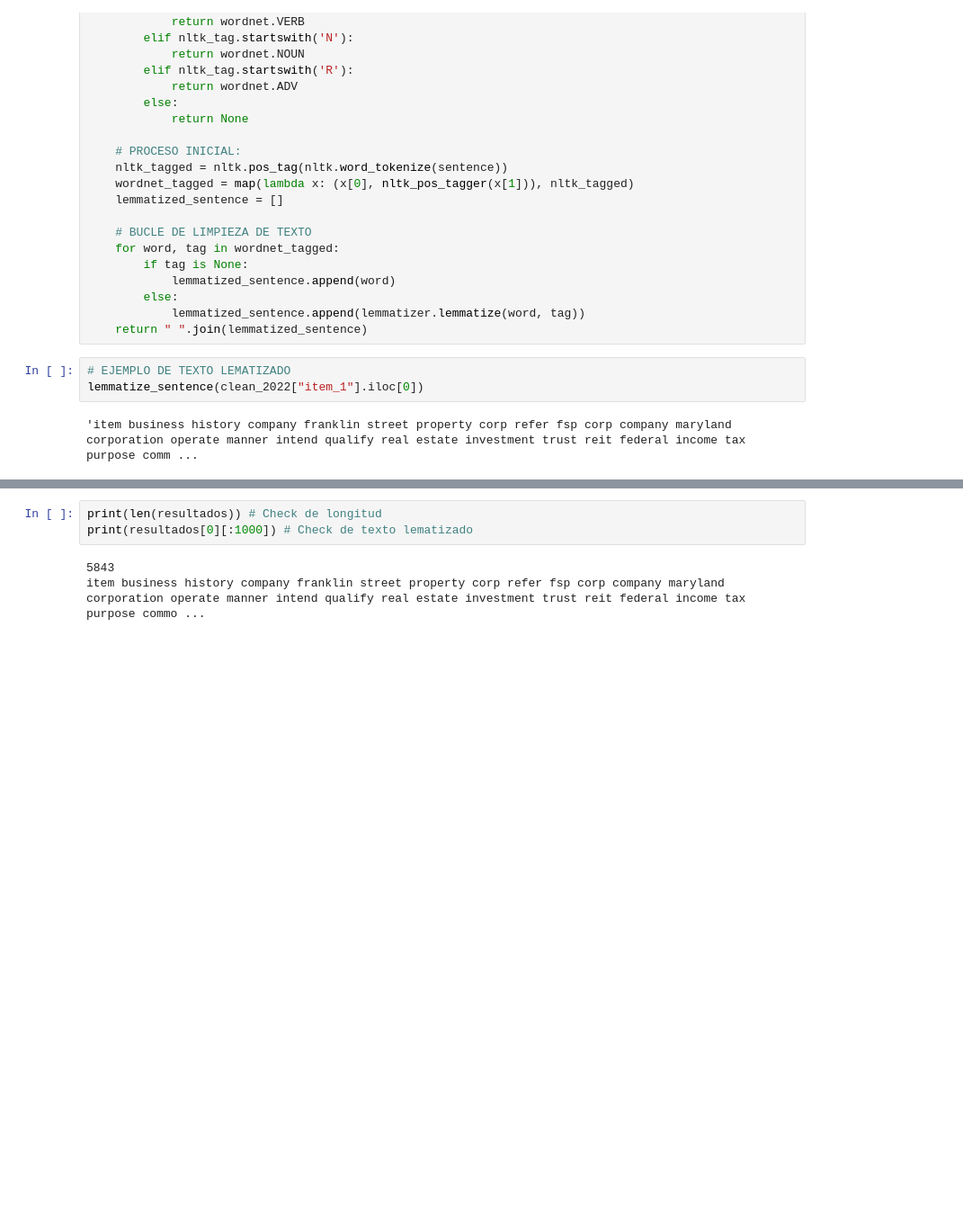
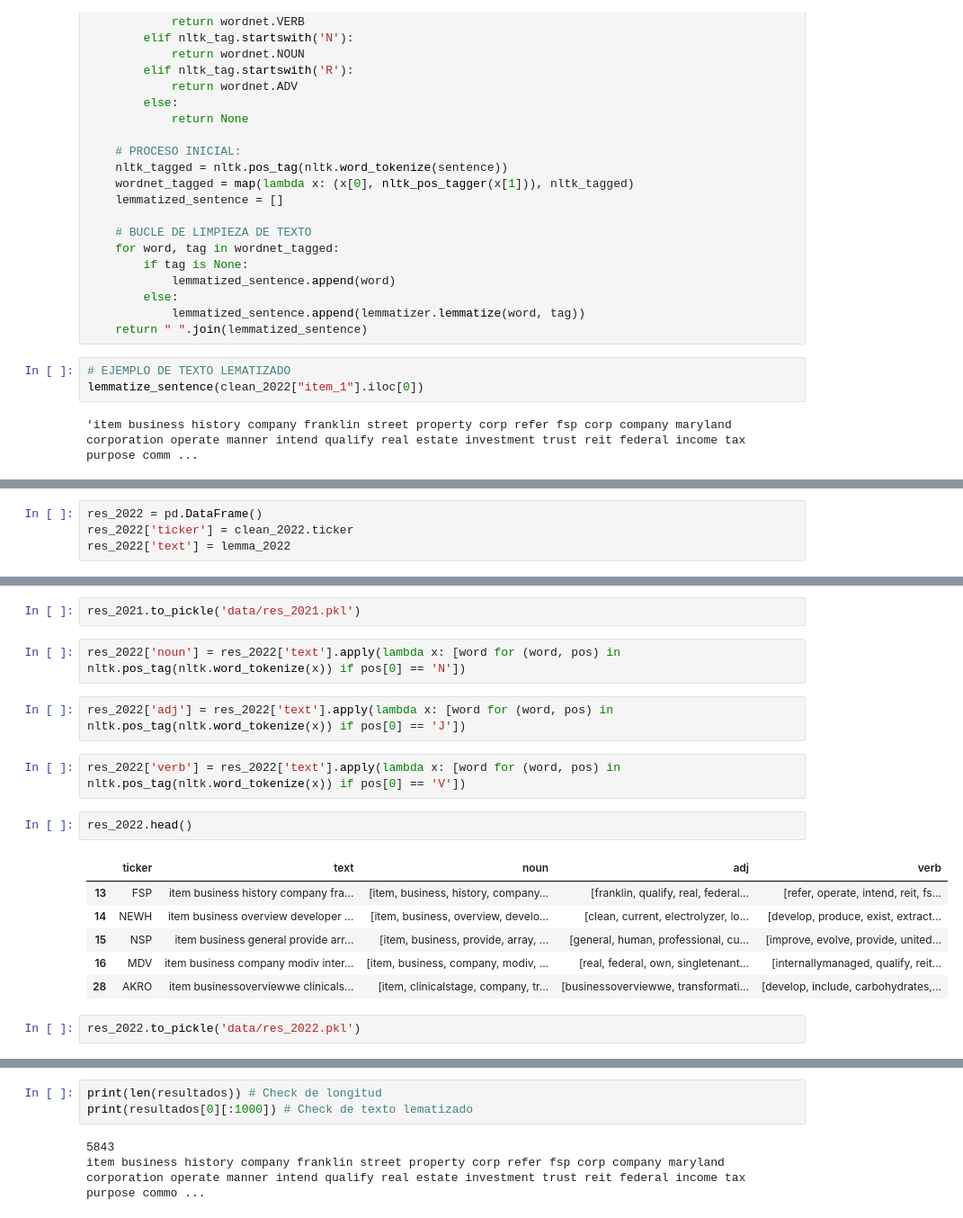
Before and after one commit to alfonso-santos/tfm, a Jupyter notebook: Data_Initial_Analysis.ipynb, the cells around one changed output, grey strips where cells are left out. Shown: that part at 90% size. Cells and saved outputs as stored; diff of their text form; blank space fills up the shorter version.

```diff
--- a/Data_Initial_Analysis.ipynb
+++ b/Data_Initial_Analysis.ipynb
@@ -348,0 +446,4 @@ lemmatize_sentence(clean_2022["item_1"].iloc[0])
+# %%
+res_2022 = pd.DataFrame()
+res_2022['ticker'] = clean_2022.ticker
+res_2022['text'] = lemma_2022
@@ -349,3 +459,22 @@ lemmatize_sentence(clean_2022["item_1"].iloc[0])
+# %%
+res_2021.to_pickle('data/res_2021.pkl')
+# %%
+res_2022['noun'] = res_2022['text'].apply(lambda x: [word for (word, pos) in nltk.pos_tag(nltk.word_tokenize(x)) if pos[0] == 'N'])
+# %%
+res_2022['adj'] = res_2022['text'].apply(lambda x: [word for (word, pos) in nltk.pos_tag(nltk.word_tokenize(x)) if pos[0] == 'J'])
+# %%
+res_2022['verb'] = res_2022['text'].apply(lambda x: [word for (word, pos) in nltk.pos_tag(nltk.word_tokenize(x)) if pos[0] == 'V'])
+# %%
+res_2022.head()
+# %% [output]
+|  | ticker | text | noun | adj | verb |
+| 13 | FSP | item business history company fra... | [item, business, history, company... | [franklin, qualify, real, federal... | [refer, operate, intend, reit, fs... |
+| 14 | NEWH | item business overview developer ... | [item, business, overview, develo... | [clean, current, electrolyzer, lo... | [develop, produce, exist, extract... |
+| 15 | NSP | item business general provide arr... | [item, business, provide, array, ... | [general, human, professional, cu... | [improve, evolve, provide, united... |
+| 16 | MDV | item business company modiv inter... | [item, business, company, modiv, ... | [real, federal, own, singletenant... | [internallymanaged, qualify, reit... |
+| 28 | AKRO | item businessoverviewwe clinicals... | [item, clinicalstage, company, tr... | [businessoverviewwe, transformati... | [develop, include, carbohydrates,... |
+# %%
+res_2022.to_pickle('data/res_2022.pkl')
 # %%
 # CÁLCULO CON MULTIPROCESO
 with tqdm_joblib(tqdm.tqdm(desc="Lematizando", total=5843)) as progress_bar:
```
Also changed, not shown: parts of 25 cells of this notebook, 4 other files.
